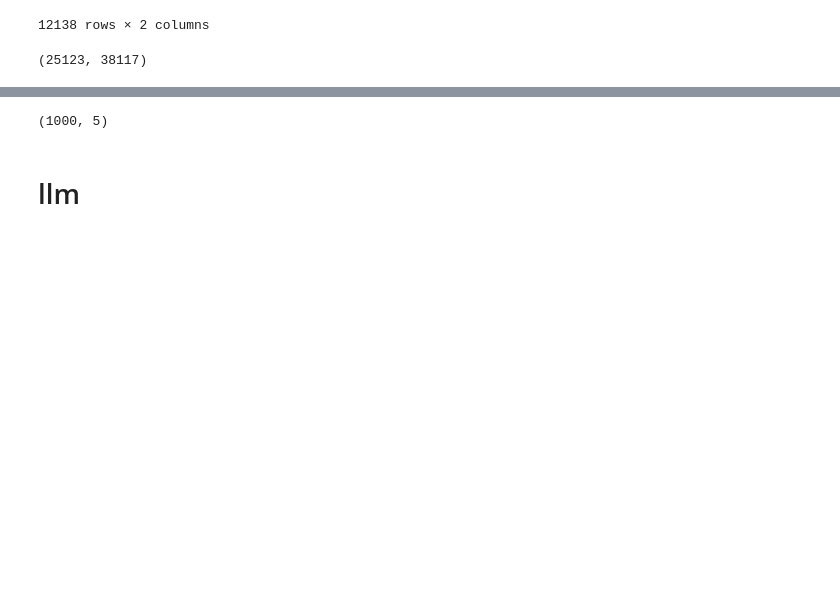
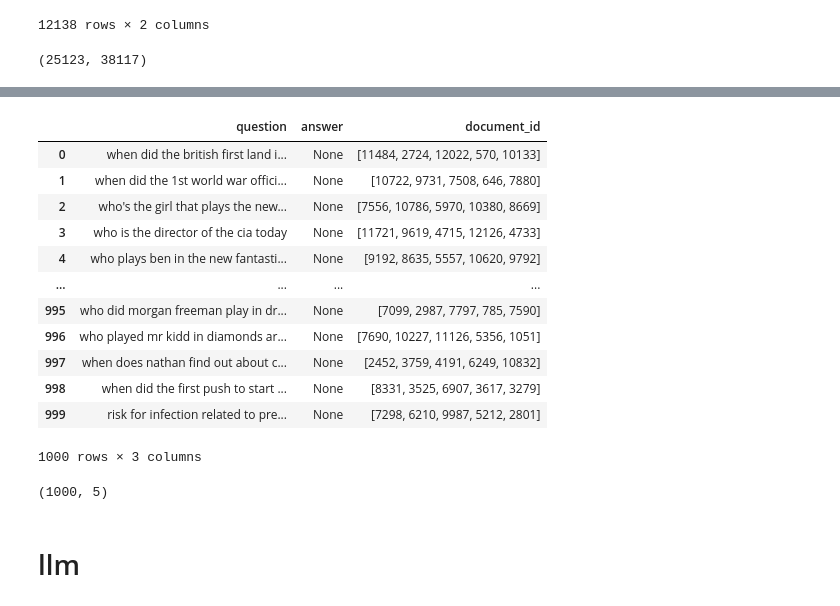
Before and after one commit to DSANLP/NLP_project, a Jupyter notebook: zqy_run.ipynb, the cells around one changed output, grey strips where cells are left out. Cells and saved outputs as stored; diff of their text form; code cells hidden in the pictures; blank space fills up the shorter version.

```diff
--- a/zqy_run.ipynb
+++ b/zqy_run.ipynb
@@ -55,13 +55,16 @@ def idx2content(idx, document_data=document_data):
     get document content by index
     """
     return document_data['text'][idx]
+# %%
+# reset column 'answer' of valid_rank_data to None
+valid_rank_data['answer'] = None
 # %%
 # rerank
 from QA_System.backbone.rerank import ReRanker
 
 
 def rerank_func(valid_rank_data, reranker: ReRanker):
-    input_top_n = 20
+    input_top_n = 50
     docid_origin_list = valid_rank_data['document_id'].apply(lambda x: x[:input_top_n])
     query_list = valid_rank_data['question']
     doc_content_origin_list = docid_origin_list.apply(lambda x: [idx2content(int(i)) for i in x])
@@ -122,4 +136,20 @@ Processing 900 to 1000
 # %%
 # replace the attribute of 'document_id' in valid_rank_data
+# choose the first 5 documents_id
 valid_rank_data['document_id'] = all_indices
+valid_rank_data
+# %% [output]
+|  | question | answer | document_id |
+| 0 | when did the british first land i... | None | [11484, 2724, 12022, 570, 10133] |
+| 1 | when did the 1st world war offici... | None | [10722, 9731, 7508, 646, 7880] |
+| 2 | who's the girl that plays the new... | None | [7556, 10786, 5970, 10380, 8669] |
+| 3 | who is the director of the cia today | None | [11721, 9619, 4715, 12126, 4733] |
+| 4 | who plays ben in the new fantasti... | None | [9192, 8635, 5557, 10620, 9792] |
+| ... | ... | ... | ... |
+| 995 | who did morgan freeman play in dr... | None | [7099, 2987, 7797, 785, 7590] |
+| 996 | who played mr kidd in diamonds ar... | None | [7690, 10227, 11126, 5356, 1051] |
+| 997 | when does nathan find out about c... | None | [2452, 3759, 4191, 6249, 10832] |
+| 998 | when did the first push to start ... | None | [8331, 3525, 6907, 3617, 3279] |
+| 999 | risk for infection related to pre... | None | [7298, 6210, 9987, 5212, 2801] |
+1000 rows × 3 columns
 # %%
```
Also changed, not shown: parts of 19 cells of this notebook, 1 other file.
